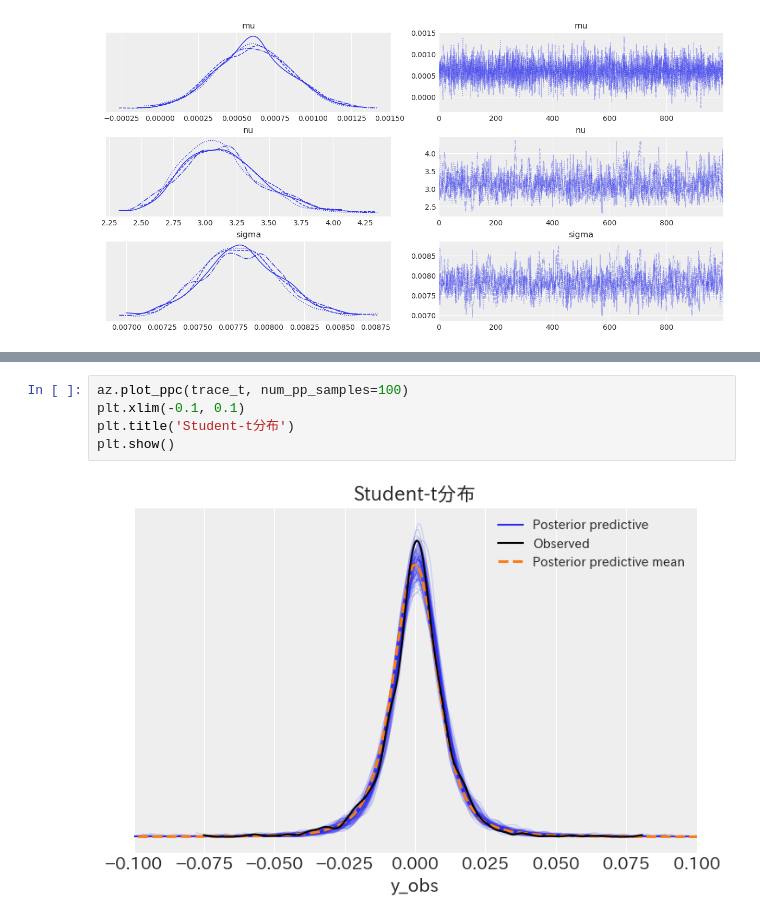
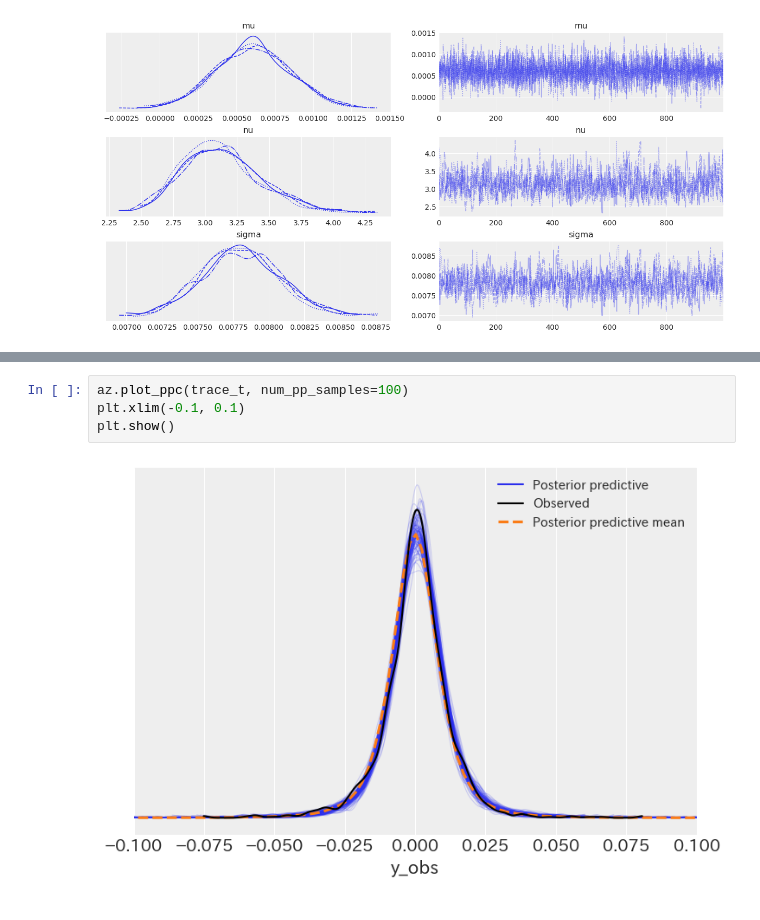
Before and after one commit to Keisei-Akiya/finance, a Jupyter notebook: src/topix_dist.ipynb, the cells around one changed output, grey strips where cells are left out. Saved outputs shown, nothing was run; the diff lists cells and outputs as text.

```diff
--- a/src/topix_dist.ipynb
+++ b/src/topix_dist.ipynb
@@ -165,7 +160,6 @@ Sampling: [y_obs]
 # %%
 az.plot_ppc(trace_t, num_pp_samples=100)
 plt.xlim(-0.1, 0.1)
-plt.title('Student-t分布')
 plt.show()
 # %% [output]
-[figure, old version]
+[figure, new version]
```
Also changed, not shown: parts of 18 cells of this notebook, 13 other files.
